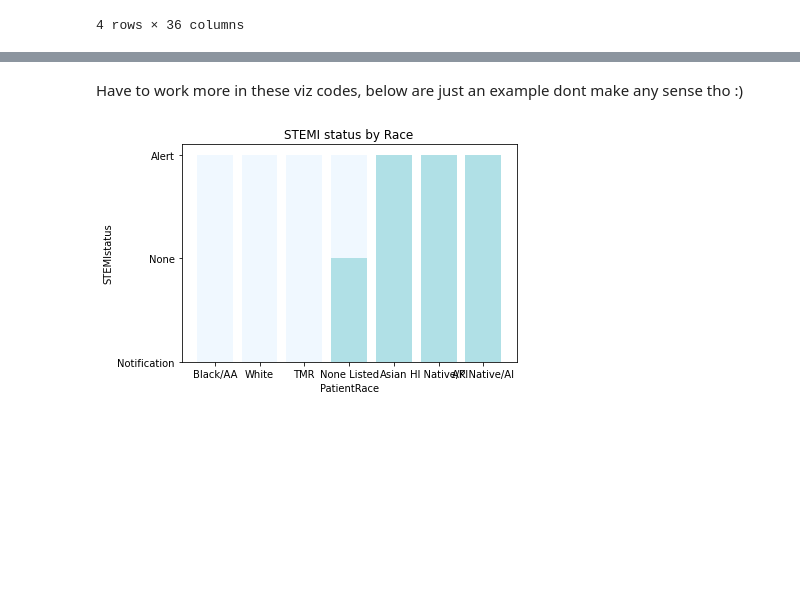
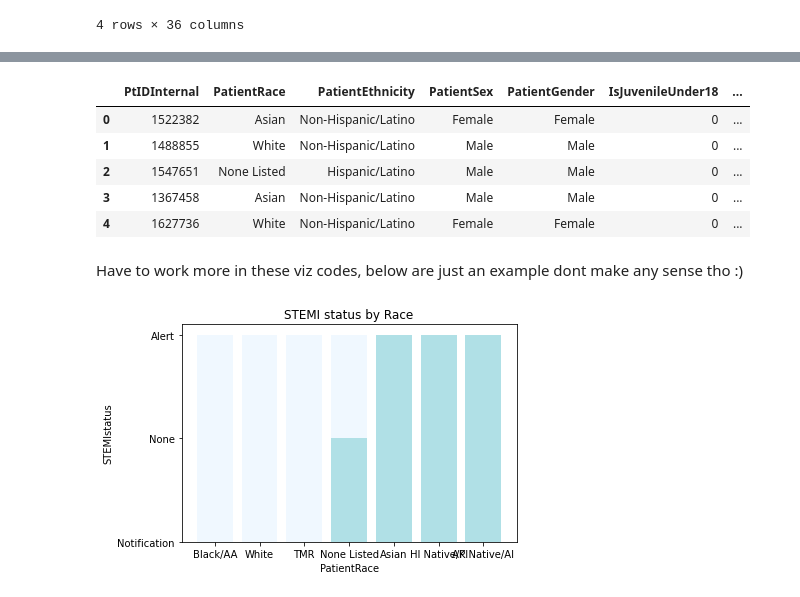
Before and after one commit to blesssong2020/Fairfax-Consultants---Summer2022-DEAN690, a Jupyter notebook: FFConsultants.ipynb, the cells around one changed output, grey strips where cells are left out. Cells and saved outputs as stored; diff of their text form; code cells hidden in the pictures; blank space fills up the shorter version.

```diff
--- a/FFConsultants.ipynb
+++ b/FFConsultants.ipynb
@@ -156,3 +459,15 @@ PdmMerged
+# %%
+# drop redundant columns
+PdmSEPSIS.drop(["Patient_Race_List_Raw", "Patient_Gender_Raw"], axis =1,  inplace =True)
+
+PdmSEPSIS.head(2)
+# %% [output]
+|  | PtIDInternal | PatientRace | PatientEthnicity | PatientSex | PatientGender | IsJuvenileUnder18 | ... |
+| 0 | 1522382 | Asian | Non-Hispanic/Latino | Female | Female | 0 | ... |
+| 1 | 1488855 | White | Non-Hispanic/Latino | Male | Male | 0 | ... |
+| 2 | 1547651 | None Listed | Hispanic/Latino | Male | Male | 0 | ... |
+| 3 | 1367458 | Asian | Non-Hispanic/Latino | Male | Male | 0 | ... |
+| 4 | 1627736 | White | Non-Hispanic/Latino | Female | Female | 0 | ... |
 # %% [markdown]
 Have to work more in these viz codes, below are just an example dont make any sense tho :)
 # %%
```
Also changed, not shown: parts of 19 cells of this notebook.
